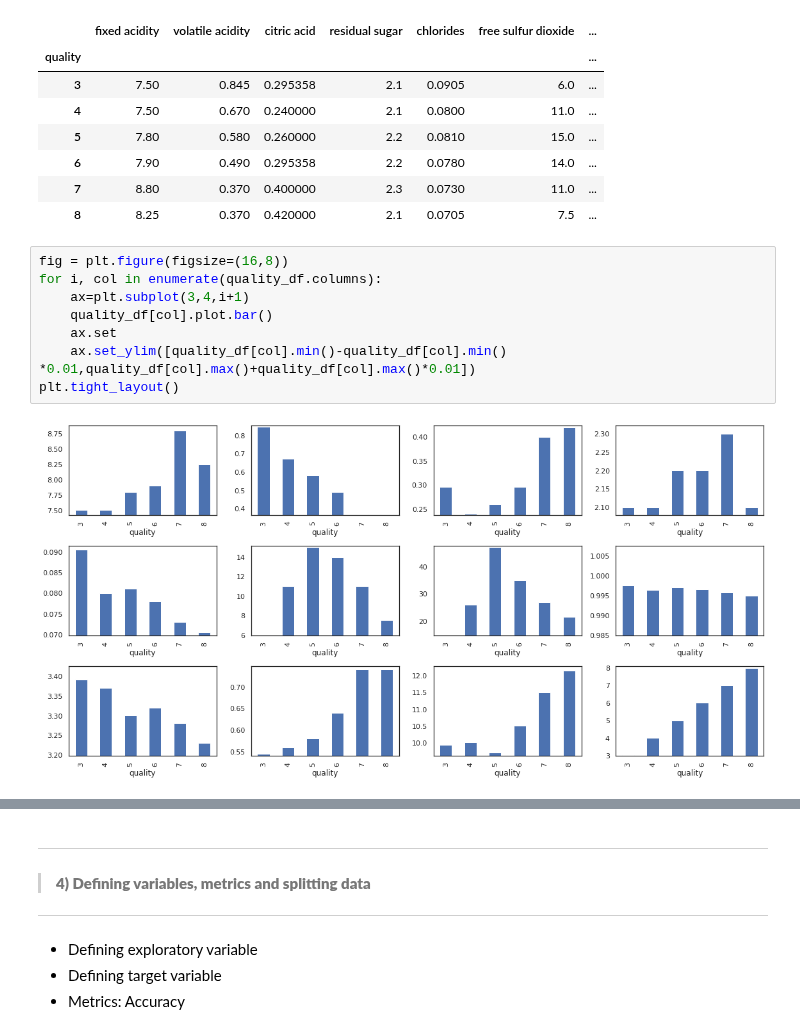
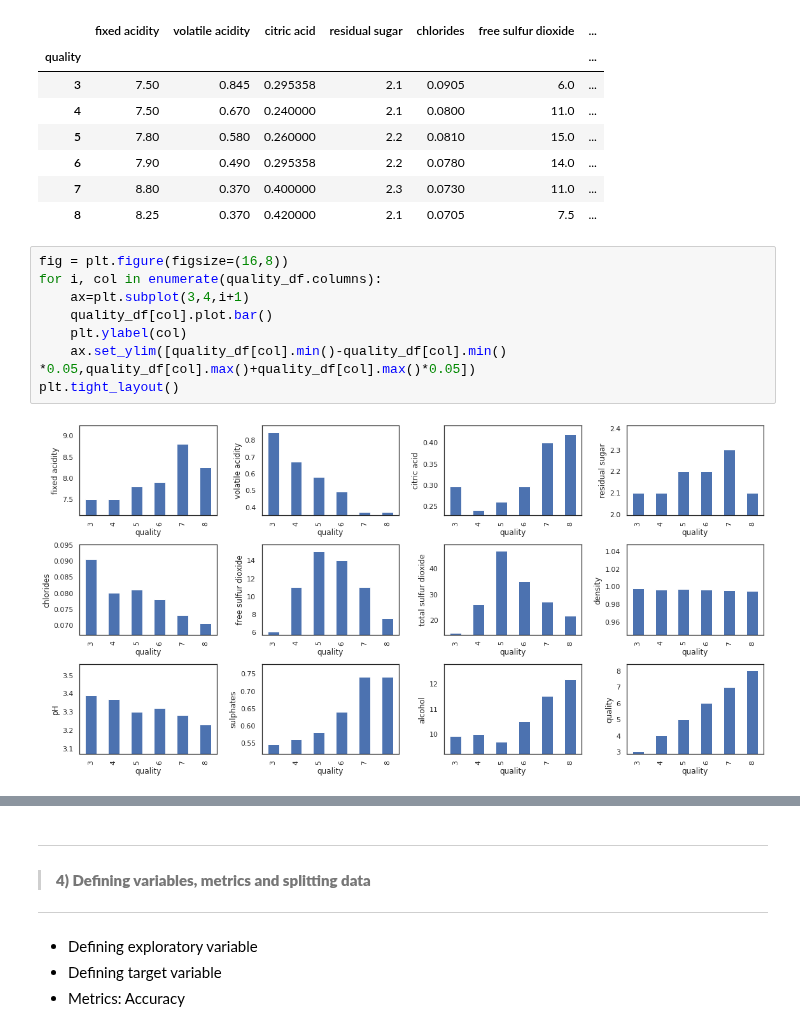
Before and after one commit to marcosrochedo/data-projects, a Jupyter notebook: redwine-quality-predict/redwinequality_v2.ipynb, the cells around one changed output, grey strips where cells are left out. Saved outputs shown, nothing was run; the diff lists cells and outputs as text.

```diff
--- a/redwine-quality-predict/redwinequality_v2.ipynb
+++ b/redwine-quality-predict/redwinequality_v2.ipynb
@@ -178,10 +178,10 @@ quality_df.drop(['quality'], axis=1)
 # %%
 fig = plt.figure(figsize=(16,8))
 for i, col in enumerate(quality_df.columns):
     ax=plt.subplot(3,4,i+1)
     quality_df[col].plot.bar()
-    ax.set
-    ax.set_ylim([quality_df[col].min()-quality_df[col].min() *0.01,quality_df[col].max()+quality_df[col].max()*0.01])
+    plt.ylabel(col)
+    ax.set_ylim([quality_df[col].min()-quality_df[col].min() *0.05,quality_df[col].max()+quality_df[col].max()*0.05])
 plt.tight_layout()
 # %% [output]
-[figure, old version]
+[figure, new version]
```
Also changed, not shown: parts of 3 cells of this notebook.
